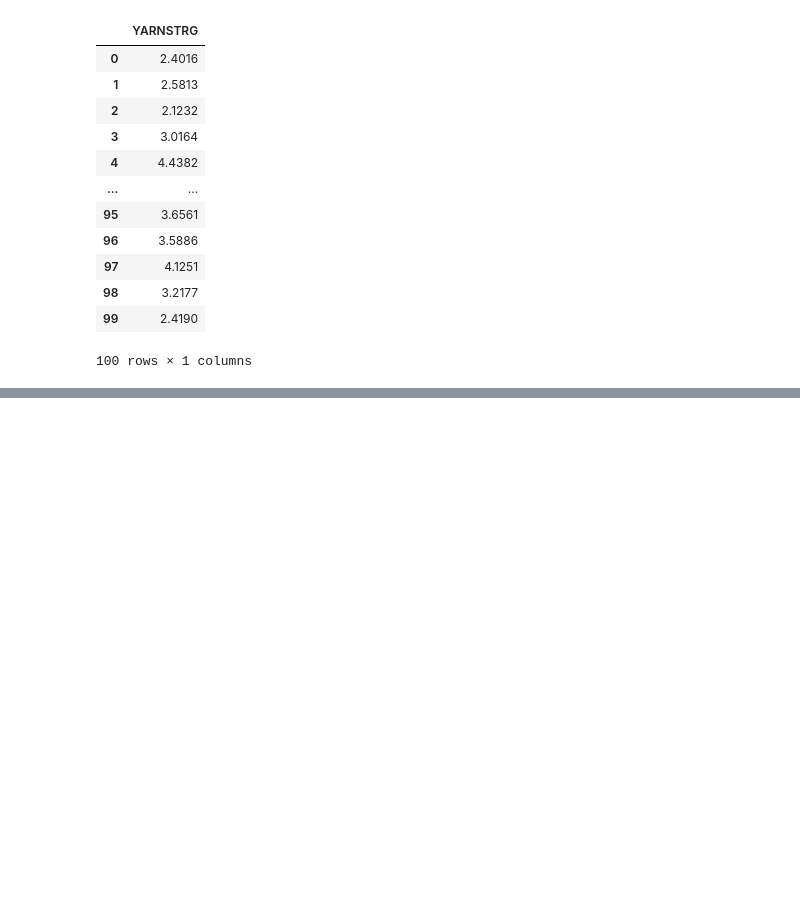
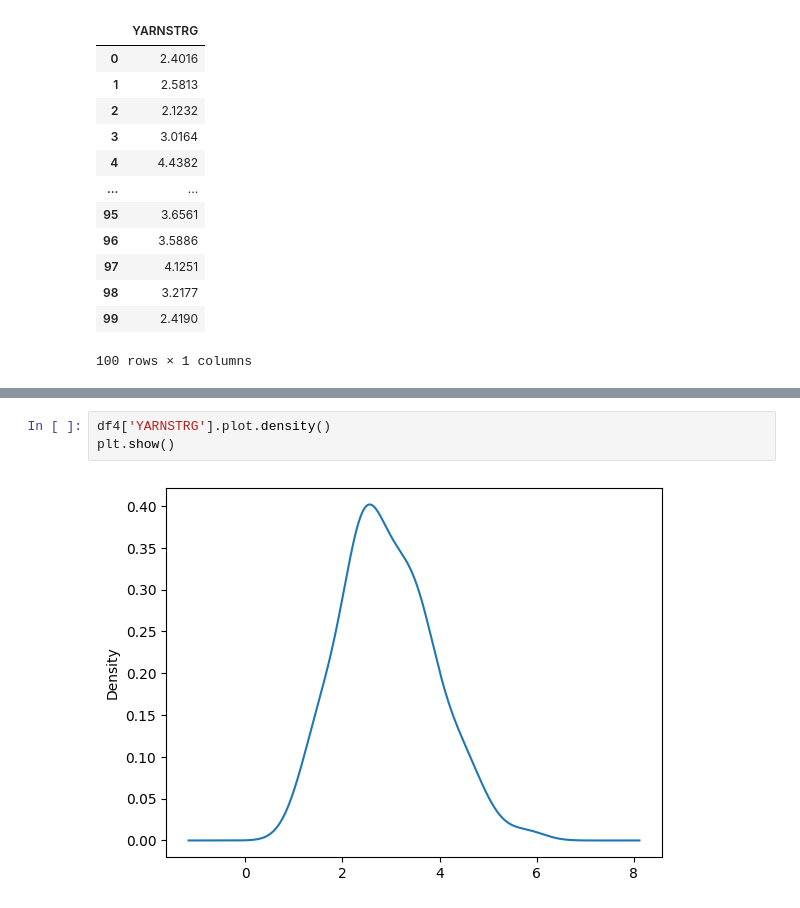
Before and after one commit to emabcede30/mistat-my-NBs, a Jupyter notebook: myChap001.ipynb, the cells around one changed output, grey strips where cells are left out. Cells and saved outputs as stored; diff of their text form; blank space fills up the shorter version.

```diff
--- a/myChap001.ipynb
+++ b/myChap001.ipynb
@@ -439,0 +501,5 @@ ecdf
+# %%
+df4['YARNSTRG'].plot.density()
+plt.show()
+# %% [output]
+[figure, added]
```
Also changed, not shown: parts of 18 cells of this notebook.
